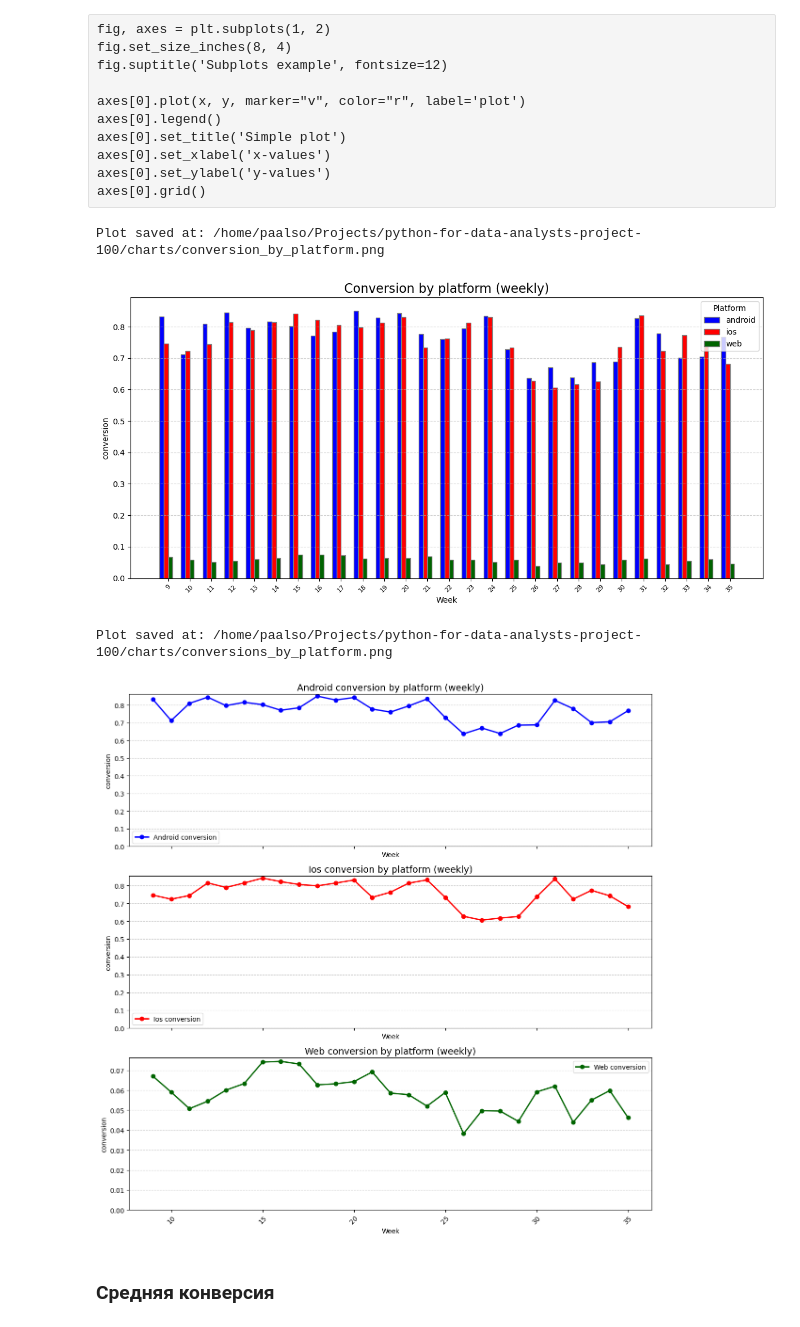
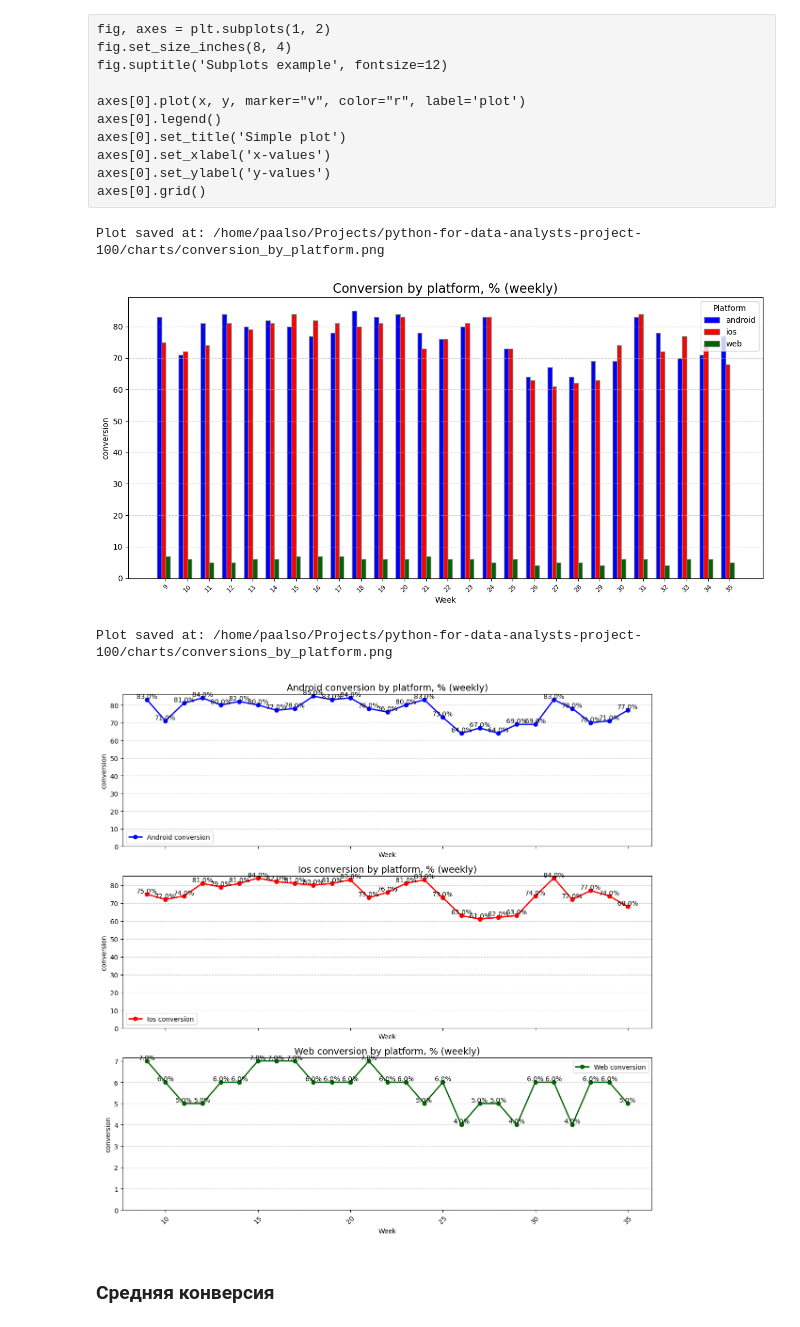
Before and after one commit to paalso/python-for-data-analysts-project-100, a Jupyter notebook: charts_project.ipynb, the cells around one changed output. Saved outputs shown, nothing was run; the diff lists cells and outputs as text; code cells hidden in the pictures.

```diff
--- a/charts_project.ipynb
+++ b/charts_project.ipynb
@@ -425,3 +425,6 @@ dir_to_save_plots = './charts'
 ### Подготовка понедельных данных для визуализации
 # %% [markdown]
 #### подготовка понедельных данных по **conversion**
+# %%
+conversion_df['conversion'] = round(conversion_df['conversion'] * 100)
+conversion_df.head()
@@ -435,7 +445,7 @@ conversion_weekly_df = conversion_df.groupby(
 conversion_weekly_df['week'] = conversion_weekly_df['date_group'].dt.isocalendar().week
 new_column_order = ['week', 'platform', 'visits', 'registrations']
 conversion_weekly_df = conversion_weekly_df[new_column_order]
-conversion_weekly_df['conversion'] = conversion_weekly_df['registrations'] / conversion_weekly_df['visits']
+conversion_weekly_df['conversion'] = round(conversion_weekly_df['registrations'] / conversion_weekly_df['visits'] * 100)
 conversion_weekly_df.head()
 # %% [output]
 |  | week | platform | visits | registrations | conversion |
@@ -934,6 +944,16 @@ def plot_separately_by_platform(
         ax.tick_params(axis='x', labelrotation=45)
         ax.tick_params(axis='both', labelsize=10)
 
+        for x, y in zip(x_labels, df_pivot[platform]):
+            ax.text(
+                x, y,
+                f'{y:.1f}%',  # Преобразуем в проценты
+                ha='center',
+                va='bottom',
+                fontsize=10,
+                color='black'
+            )
+
     plt.tight_layout()
 
     # Save or show the plot
@@ -947,26 +967,26 @@ plot_grouped_column_by_platform(
     conversion_weekly_df,
     date_column='week',
     column_name='conversion',
-    title='Conversion by platform (weekly)',
+    title='Conversion by platform, % (weekly)',
     xlabel='Week',
     save_path=f'{dir_to_save_plots}/conversion_by_platform.png'
 )
 # %% [output]
 Plot saved at: /home/paalso/Projects/python-for-data-analysts-project-100/charts/conversion_by_platform.png
-[figure, old version]
+[figure, new version]
 # %%
 plot_separately_by_platform(
     conversion_weekly_df,
     date_column='week',
     column_name='conversion',
-    title='conversion by platform (weekly)',
+    title='conversion by platform, % (weekly)',
     xlabel='Week',
     ylim=0,
     save_path=f'{dir_to_save_plots}/conversions_by_platform.png'
 )
 # %% [output]
 Plot saved at: /home/paalso/Projects/python-for-data-analysts-project-100/charts/conversions_by_platform.png
-[figure, old version]
+[figure, new version]
 # %% [markdown]
 ### Средняя конверсия
 # %%
```
Also changed, not shown: parts of 7 cells of this notebook, 3 other files.
